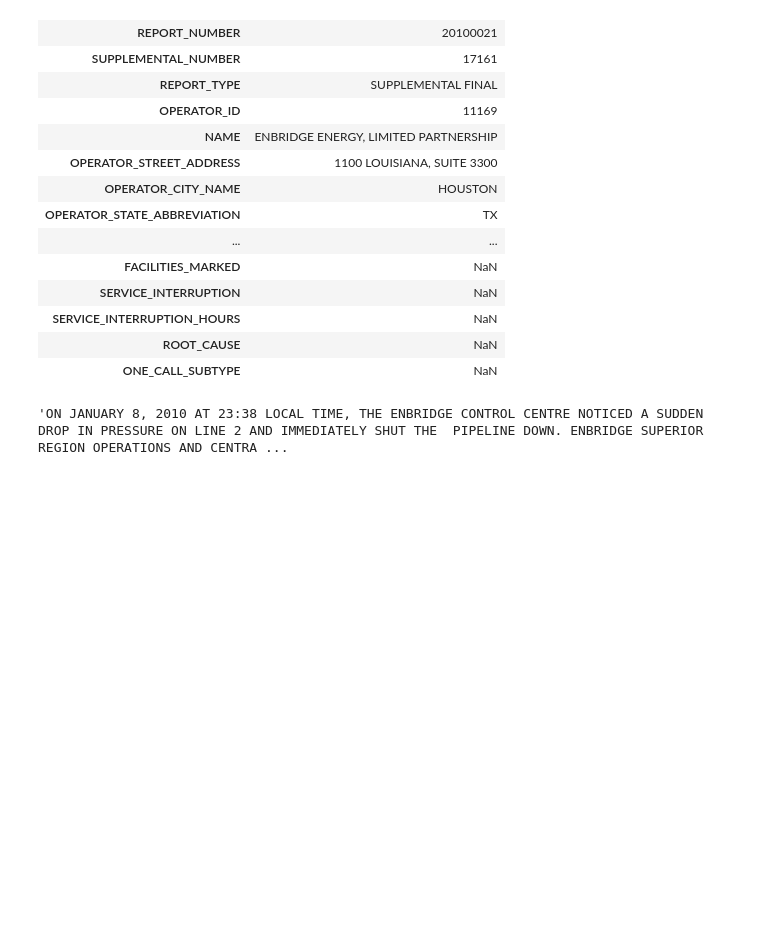
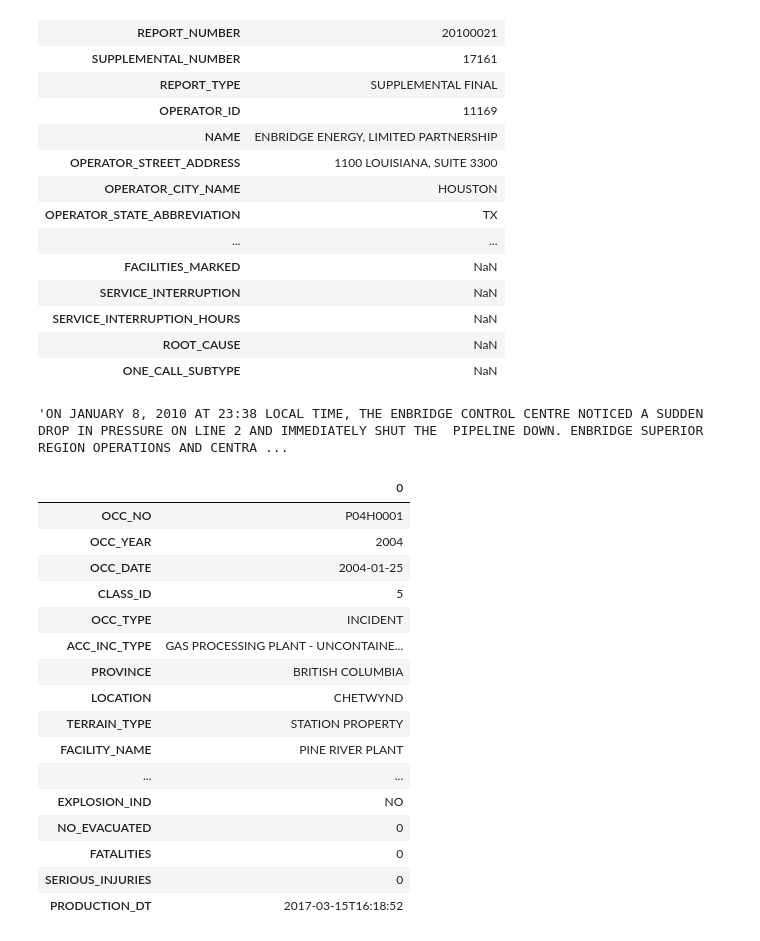
Before and after one commit to asross/pipeline-comment, a Jupyter notebook: incident-analysis.ipynb, the cells around one changed output. Cells and saved outputs as stored; diff of their text form; code cells hidden in the pictures; blank space fills up the shorter version.

Commit message:
add canada analysis

```diff
--- a/incident-analysis.ipynb
+++ b/incident-analysis.ipynb
@@ -150,3 +150,26 @@ with pd.option_context('display.max_rows', None):
 df2.NARRATIVE.values[0]
 # %% [output]
 'ON JANUARY 8, 2010 AT 23:38 LOCAL TIME, THE ENBRIDGE CONTROL CENTRE NOTICED A SUDDEN DROP IN PRESSURE ON LINE 2 AND IMMEDIATELY SHUT THE  PIPELINE DOWN. ENBRIDGE SUPERIOR REGION OPERATIONS AND CENTRA ...
+# %%
+canadata = pd.read_csv('./canada-cleaned.csv')
+# %%
+with pd.option_context('display.max_rows', None):
+  display(canadata.head(1).T)
+# %% [output]
+|  | 0 |
+| OCC_NO | P04H0001 |
+| OCC_YEAR | 2004 |
+| OCC_DATE | 2004-01-25 |
+| CLASS_ID | 5 |
+| OCC_TYPE | INCIDENT |
+| ACC_INC_TYPE | GAS PROCESSING PLANT - UNCONTAINE... |
+| PROVINCE | BRITISH COLUMBIA |
+| LOCATION | CHETWYND |
+| TERRAIN_TYPE | STATION PROPERTY |
+| FACILITY_NAME | PINE RIVER PLANT |
+| ... | ... |
+| EXPLOSION_IND | NO |
+| NO_EVACUATED | 0 |
+| FATALITIES | 0 |
+| SERIOUS_INJURIES | 0 |
+| PRODUCTION_DT | 2017-03-15T16:18:52 |
```
Also changed, not shown: parts of 4 cells of this notebook, 1 other file.
